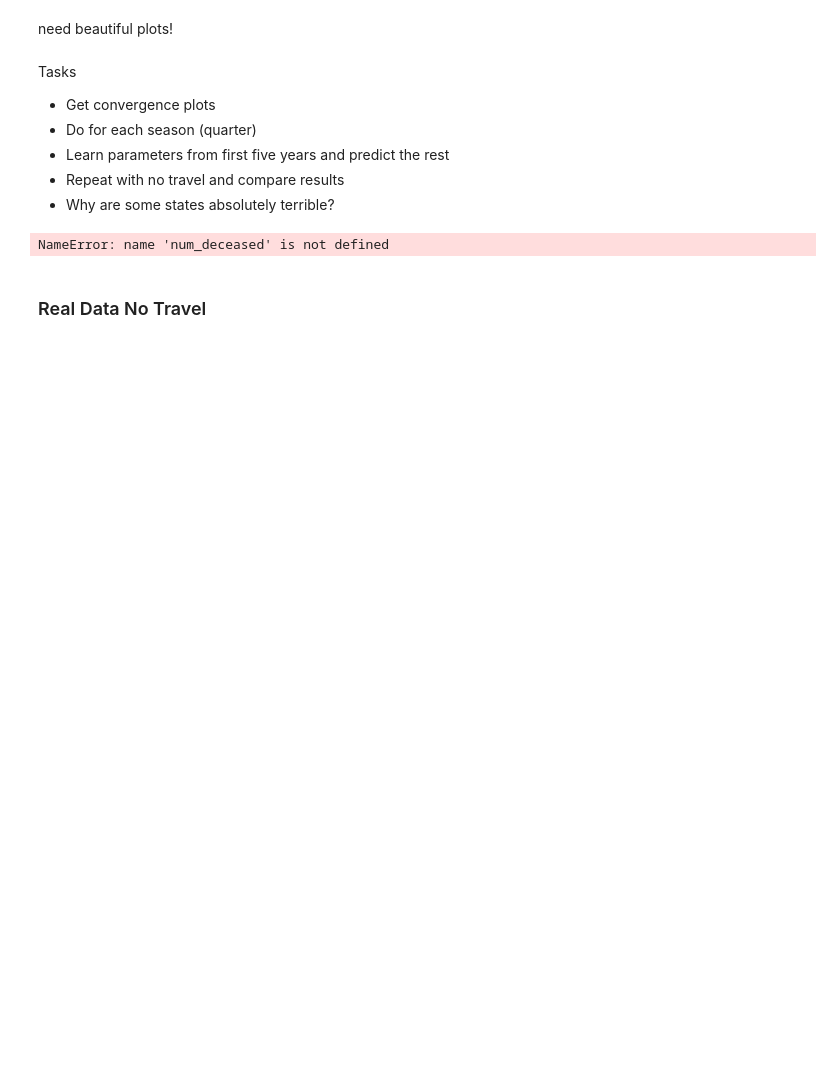
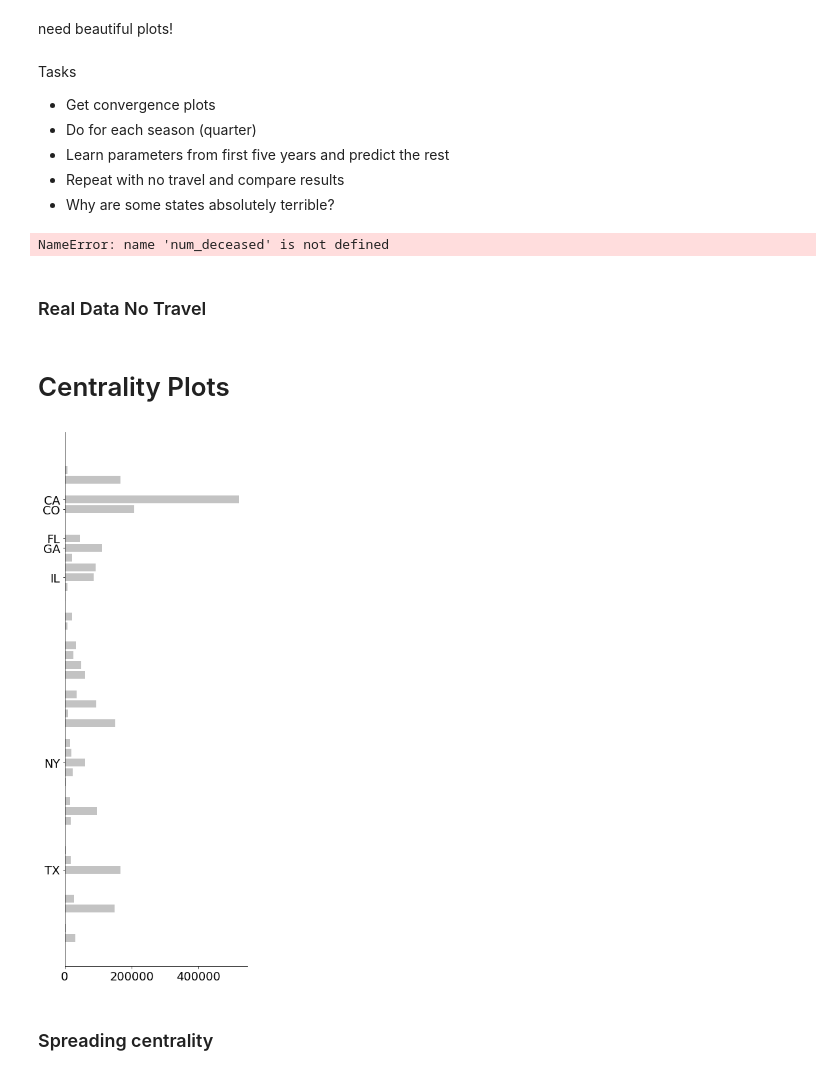
Before and after one commit to klepikhina/CSCI5352-AirTravelInfluenza, a Jupyter notebook: Code/simulations.ipynb, the cells around one changed output. Drawn from its saved outputs; the diff is of its cells as text; code cells hidden in the pictures; blank space fills up the shorter version.

```diff
--- a/Code/simulations.ipynb
+++ b/Code/simulations.ipynb
@@ -322,3 +314,29 @@ print("Total elapsed time for simulation: {:.3f} s".format(sim_time))
 # %%
 deceased_no_travel_df = pd.DataFrame.from_records([[i, j] + num_deceased_no_travel[i][j] for i in num_deceased_no_travel for j in num_deceased_no_travel[i]])
 deceased_no_travel_df.to_csv('deceased_df_no_travel_real_data_3.csv')
+# %% [markdown]
+# Centrality Plots
+# %%
+mt = 43
+mt_travel = np.zeros((50,))
+
+ctr = 0
+for year, quarterly_travel in A_dict.items():
+    for quarter, travel in quarterly_travel.items():
+        mt_travel += travel[mt]
+        ctr += 1
+mt_travel /= ctr
+
+plt.figure(figsize=(5, 15))
+plt.barh(range(50), mt_travel, color="dimgrey", alpha=0.4)
+
+state_ids = [4, 5, 8, 9, 12, 31, 42]
+state_abbs = [stats_abb_ord_list[abb_id] for abb_id in state_ids]
+
+plt.yticks(state_ids, state_abbs)
+
+plt.gca().invert_yaxis()
+# plt.xticks([])
+plt.show()
+# %% [output]
+[figure, added]
@@ -324,0 +356,2 @@ deceased_no_travel_df.to_csv('deceased_df_no_travel_real_data_3.csv')
+# %% [markdown]
+### Spreading centrality
```
Also changed, not shown: parts of 16 cells of this notebook, 9 other files.
